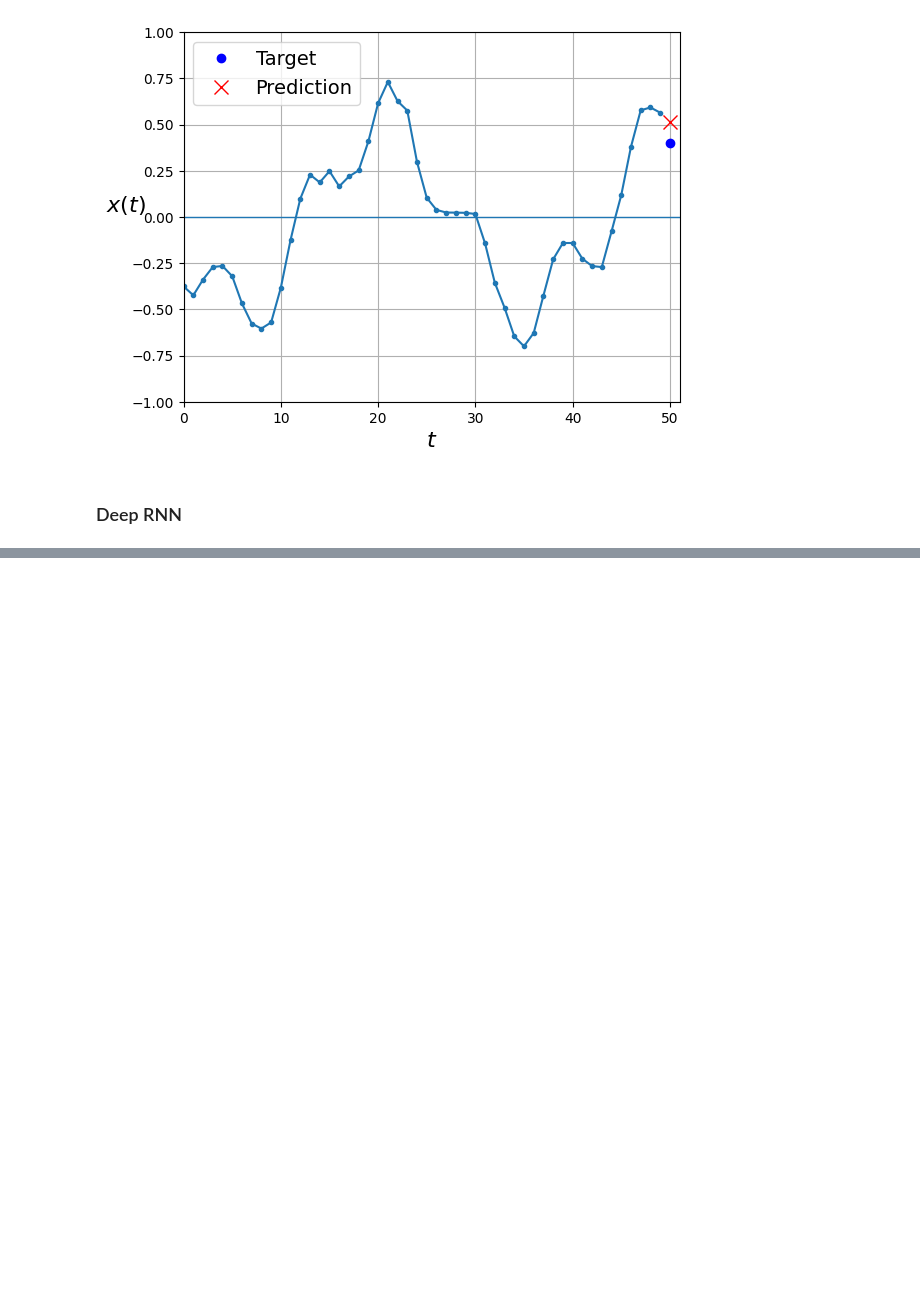
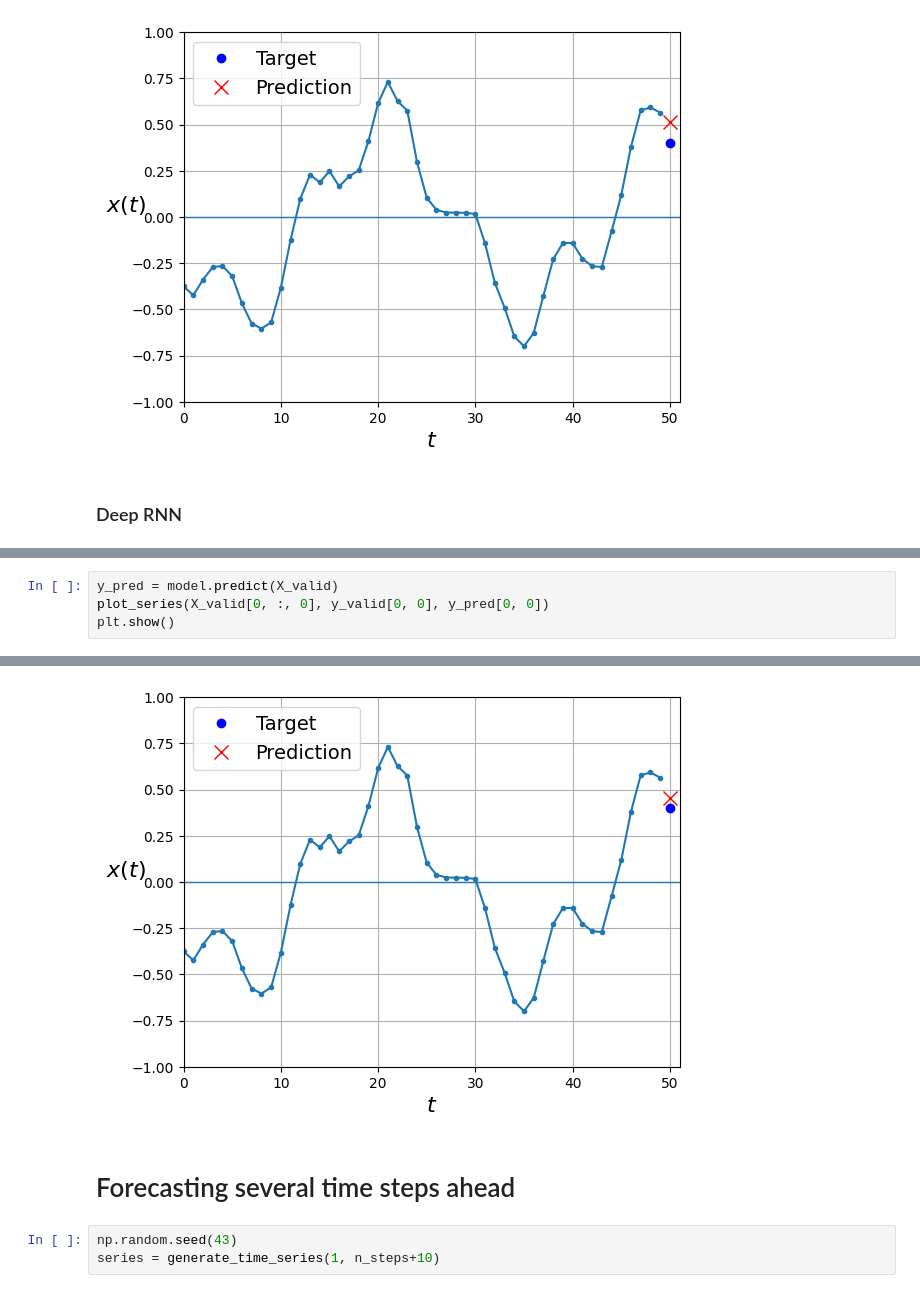
Before and after one commit to rohit-abhishek/Training_Repo, a Jupyter notebook: hands-on-ml/SELF/Chapter 15 - Processing Sequence using RNN and CNN.ipynb, the cells around one changed output, grey strips where cells are left out. Drawn from its saved outputs; the diff is of its cells as text; blank space fills up the shorter version.

```diff
--- a/hands-on-ml/SELF/Chapter 15 - Processing Sequence using RNN and CNN.ipynb
+++ b/hands-on-ml/SELF/Chapter 15 - Processing Sequence using RNN and CNN.ipynb
@@ -235,0 +296,5 @@ Epoch 20/20
+# %%
+y_pred = model.predict(X_valid)
+plot_series(X_valid[0, :, 0], y_valid[0, 0], y_pred[0, 0])
+plt.show()
+# %% [output]
@@ -235,0 +302,6 @@ Epoch 20/20
+[figure, added]
+# %% [markdown]
+# Forecasting several time steps ahead
+# %%
+np.random.seed(43)
+series = generate_time_series(1, n_steps+10)
```
Also changed, not shown: parts of 19 cells of this notebook.
